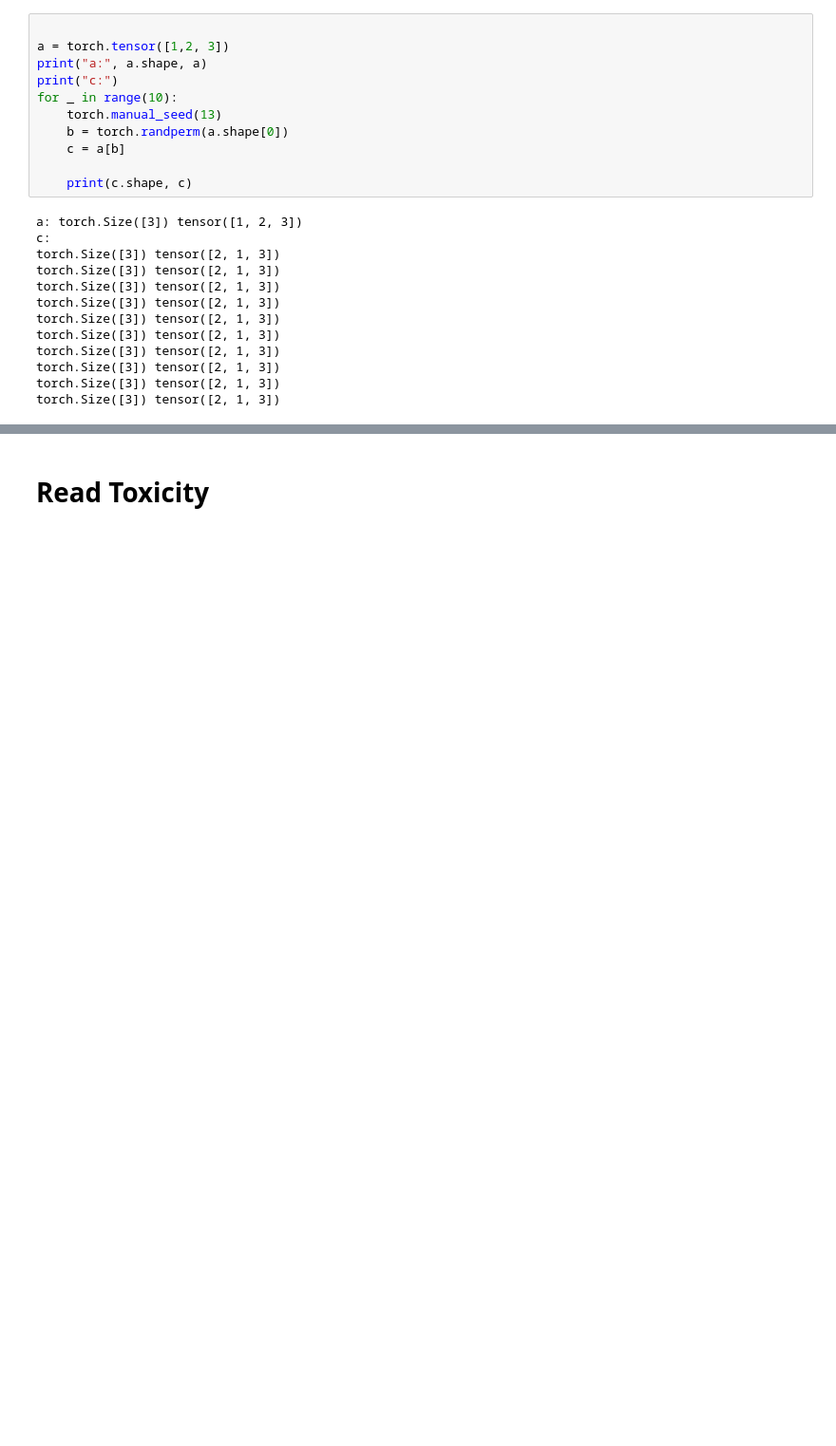
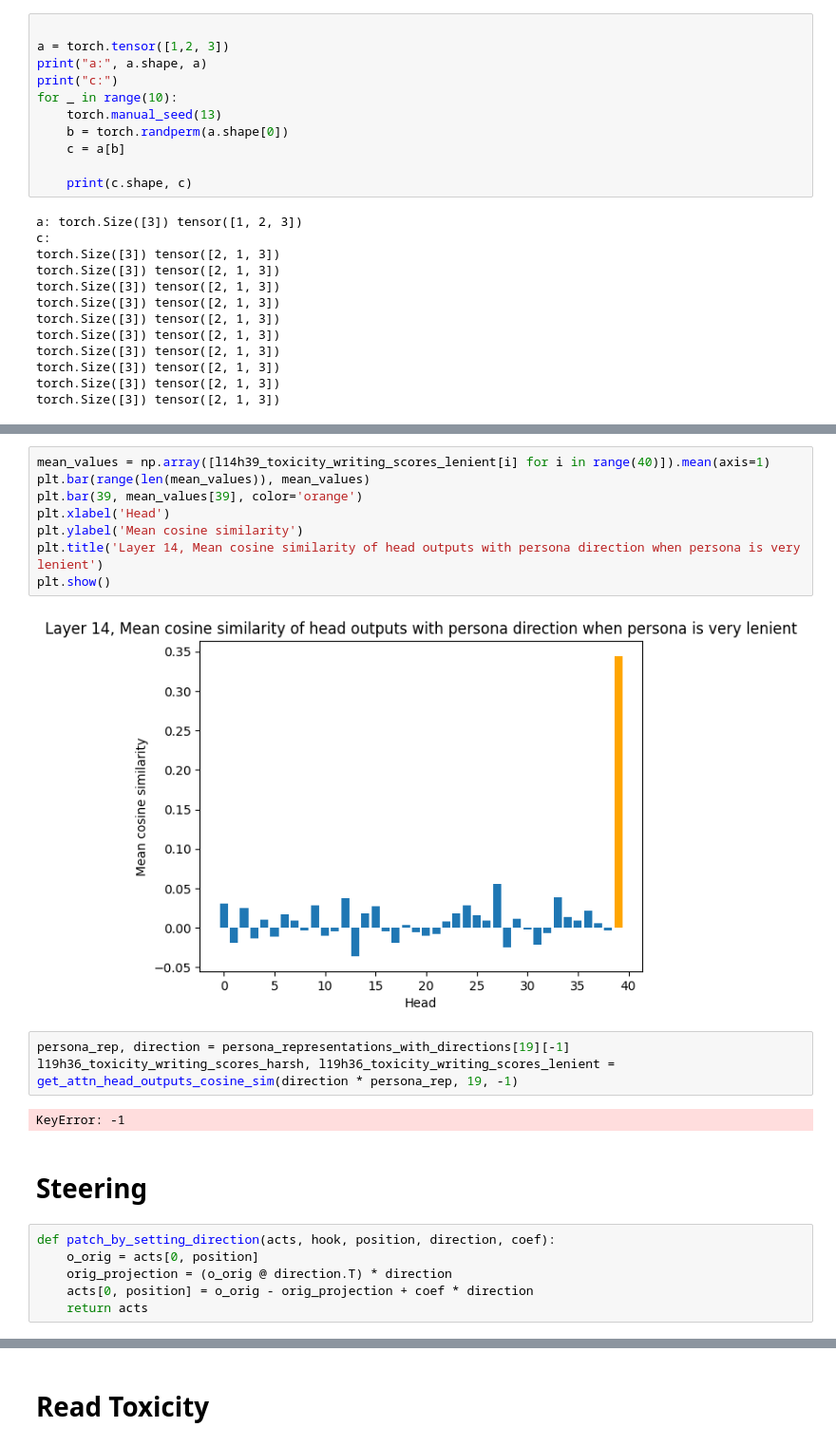
Before and after one commit to abhay-sheshadri/quirky_interp, a Jupyter notebook: evaluate_representation.ipynb, the cells around one changed output, grey strips where cells are left out. Shown at 95% size. Saved outputs shown, nothing was run; the diff lists cells and outputs as text; blank space fills up the shorter version.

```diff
--- a/evaluate_representation.ipynb
+++ b/evaluate_representation.ipynb
@@ -213,0 +309,23 @@ torch.Size([3]) tensor([2, 1, 3])
+# %%
+mean_values = np.array([l14h39_toxicity_writing_scores_lenient[i] for i in range(40)]).mean(axis=1)
+plt.bar(range(len(mean_values)), mean_values)
+plt.bar(39, mean_values[39], color='orange')
+plt.xlabel('Head')
+plt.ylabel('Mean cosine similarity')
+plt.title('Layer 14, Mean cosine similarity of head outputs with persona direction when persona is very lenient')
+plt.show()
+# %% [output]
+[figure, added]
+# %%
+persona_rep, direction = persona_representations_with_directions[19][-1]
+l19h36_toxicity_writing_scores_harsh, l19h36_toxicity_writing_scores_lenient = get_attn_head_outputs_cosine_sim(direction * persona_rep, 19, -1)
+# %% [output]
+KeyError: -1
+# %% [markdown]
+# Steering
+# %%
+def patch_by_setting_direction(acts, hook, position, direction, coef):
+    o_orig = acts[0, position]
+    orig_projection = (o_orig @ direction.T) * direction
+    acts[0, position] = o_orig - orig_projection + coef * direction
+    return acts
```
Also changed, not shown: parts of 19 cells of this notebook.
